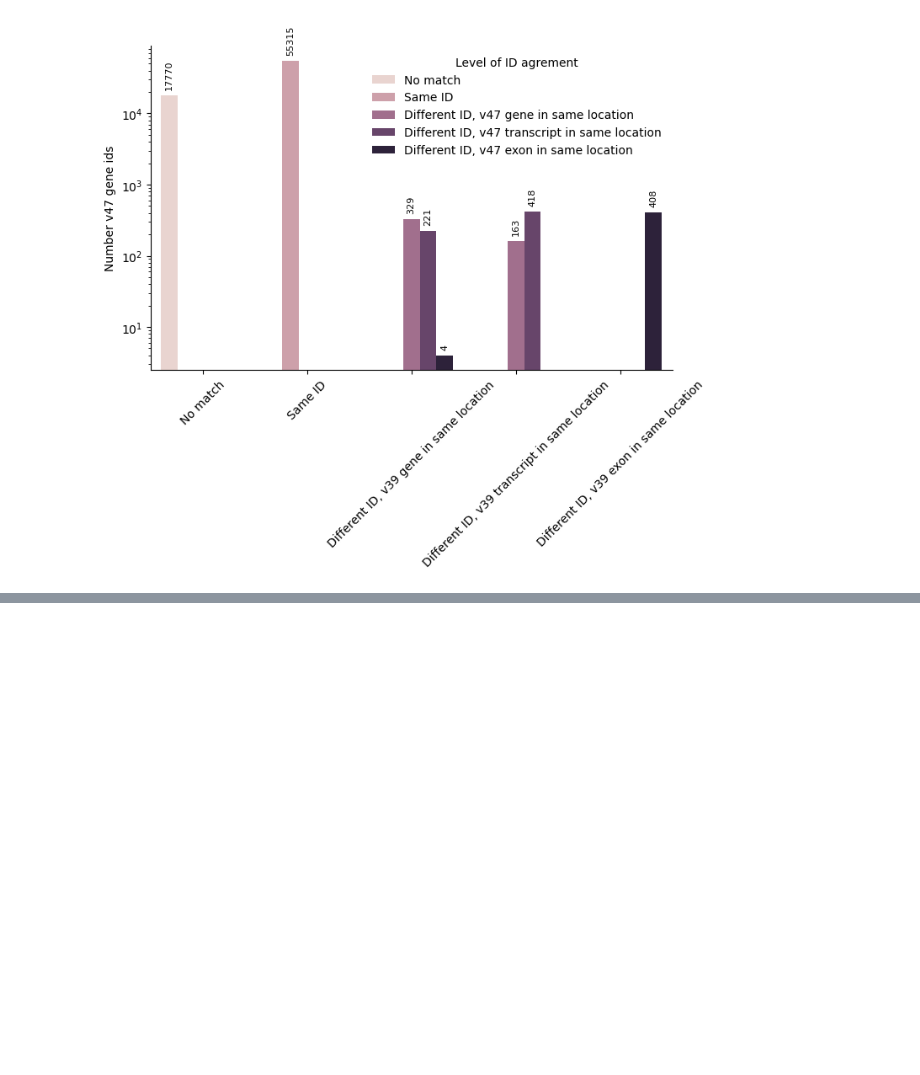
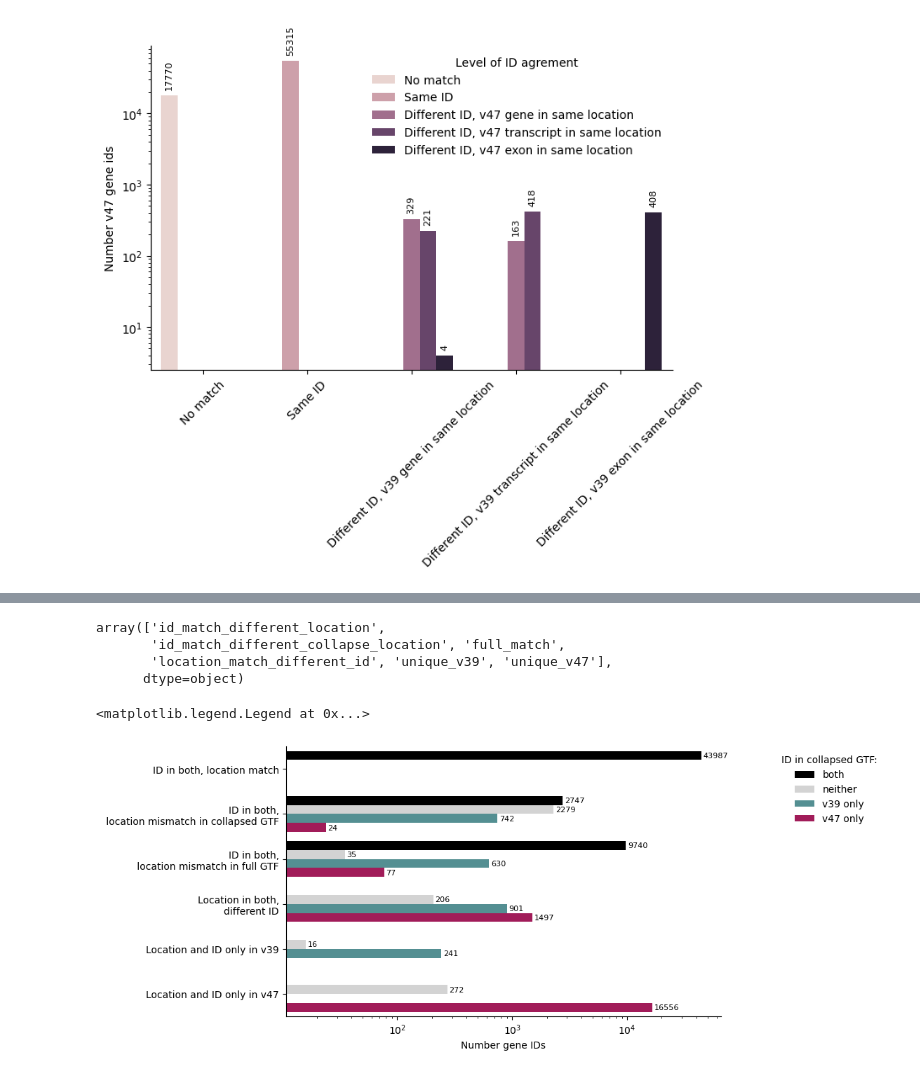
Before and after one commit to danielnachun/gtex-gencode47, a Jupyter notebook: notebooks/compare_gencode.ipynb, the cells around one changed output, grey strips where cells are left out. Cells and saved outputs as stored; diff of their text form; code cells hidden in the pictures; blank space fills up the shorter version.

```diff
--- a/notebooks/compare_gencode.ipynb
+++ b/notebooks/compare_gencode.ipynb
@@ -480,2 +557,27 @@ id_mapping = id_mapping.drop(columns='gene_type_harmonized')
 # %%
-id_mapping.to_csv('/home/klawren/oak/gtex/data/other_references/gencode_id_matching.txt', index=None, sep='\t')
+id_mapping = pd.read_csv('/home/klawren/oak/gtex/data/other_references/gencode_id_matching.txt', sep='\t')
+# %%
+id_mapping['match_level'].unique()
+# %% [output]
+array(['id_match_different_location',
+       'id_match_different_collapse_location', 'full_match',
+       'location_match_different_id', 'unique_v39', 'unique_v47'],
+      dtype=object)
+# %%
+fig, ax = plt.subplots(figsize=(8,5))
+
+sns.countplot(id_mapping, y='match_level', hue='in_collapsed', ax=ax, palette=['black', 'lightgrey', '#4a989c', '#b70657'],
+              order=['full_match', 'id_match_different_collapse_location', 'id_match_different_location', 'location_match_different_id', 'unique_v39', 'unique_v47'])
+# add numbers to plot
+for container in ax.containers:
+    ax.bar_label(container, padding=2, fontsize=8)
+ax.set_xscale('log')
+ax.spines[['top', 'right']].set_visible(False)
+
+ax.set_ylabel('')
+ax.set_xlabel('Number gene IDs')
+ax.set_yticklabels(labels=['ID in both, location match', 'ID in both,\n location mismatch in collapsed GTF', 'ID in both,\n location mismatch in full GTF', 'Location in both,\ndifferent ID', 'Location and ID only in v39', 'Location and ID only in v47'])
+plt.legend(title='ID in collapsed GTF:', loc='upper center', frameon=False, bbox_to_anchor=(1.25, 1))
+# %% [output]
+<matplotlib.legend.Legend at 0x...>
+[figure, added]
```
Also changed, not shown: parts of 21 cells of this notebook, 10 other files.
